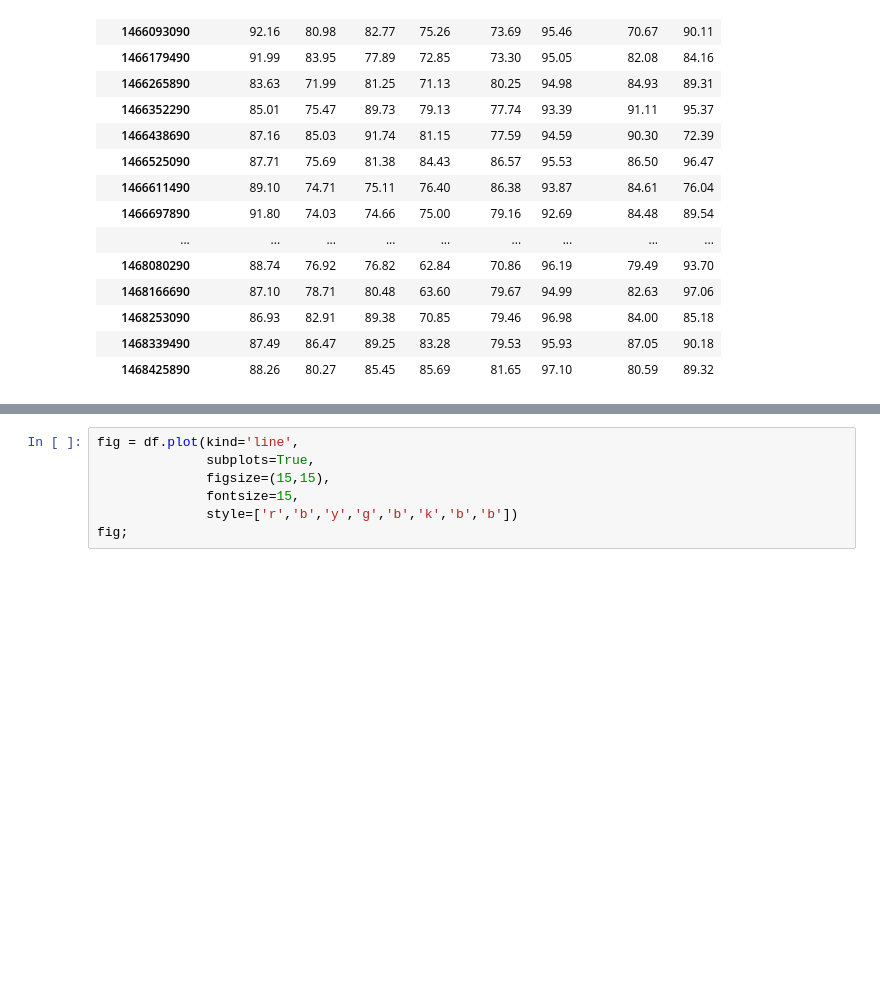
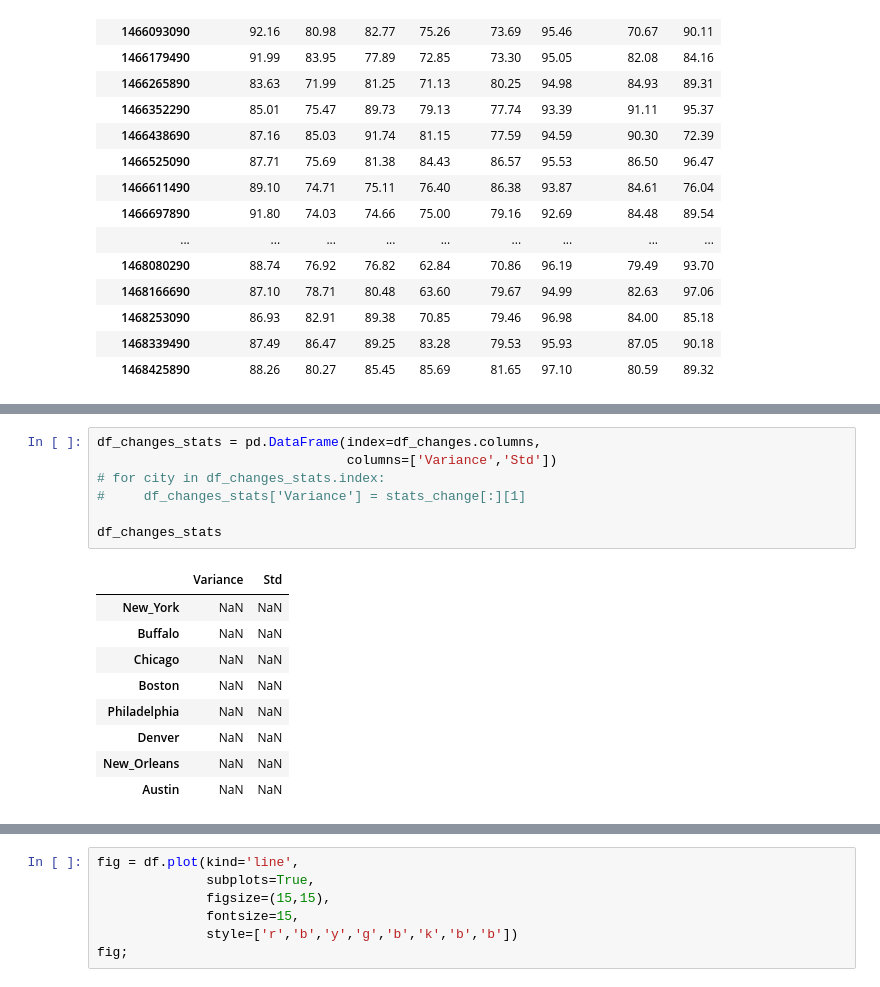
Before and after one commit to jacobmink/Thinkful, a Jupyter notebook: WeatherData.ipynb, the cells around one changed output, grey strips where cells are left out. Drawn from its saved outputs; the diff is of its cells as text; blank space fills up the shorter version.

```diff
--- a/WeatherData.ipynb
+++ b/WeatherData.ipynb
@@ -192,0 +221,17 @@ TypeError: int() argument must be a string or a number, not 'list'
+# %%
+df_changes_stats = pd.DataFrame(index=df_changes.columns,
+                                columns=['Variance','Std'])
+# for city in df_changes_stats.index:
+#     df_changes_stats['Variance'] = stats_change[:][1]
+
+df_changes_stats
+# %% [output]
+|  | Variance | Std |
+| New_York | NaN | NaN |
+| Buffalo | NaN | NaN |
+| Chicago | NaN | NaN |
+| Boston | NaN | NaN |
+| Philadelphia | NaN | NaN |
+| Denver | NaN | NaN |
+| New_Orleans | NaN | NaN |
+| Austin | NaN | NaN |
```
Also changed, not shown: parts of 11 cells of this notebook, 1 other file.
